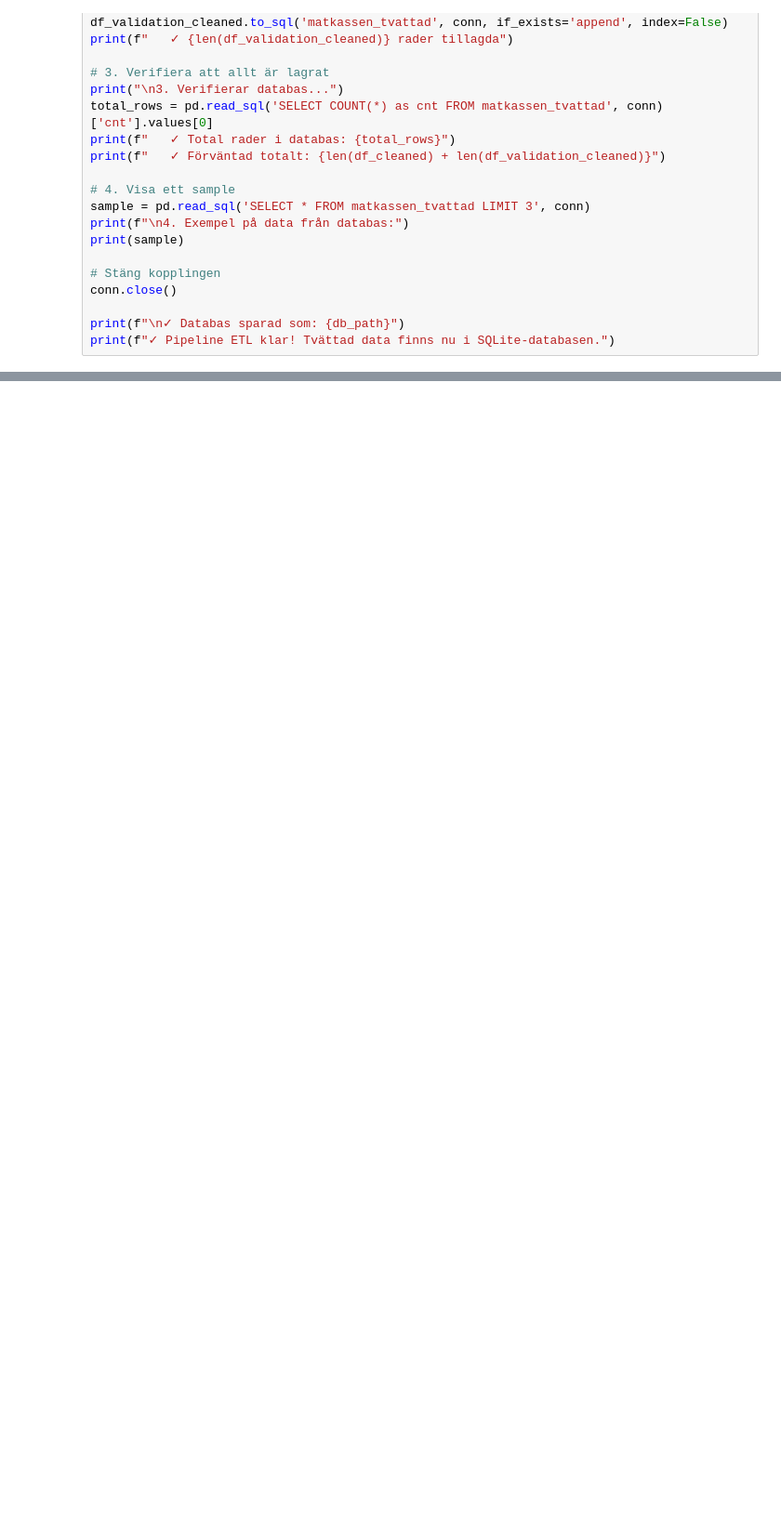
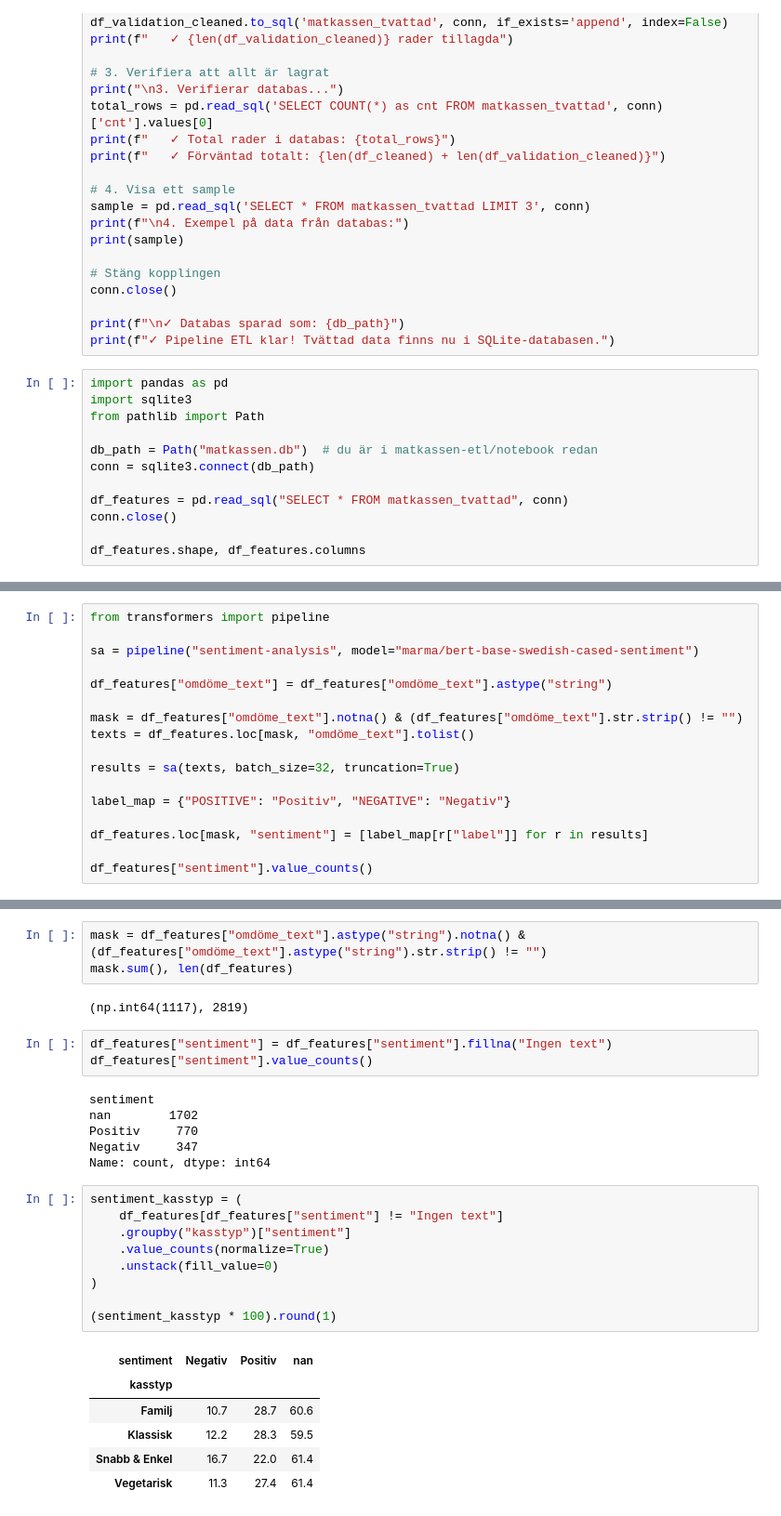
Before and after one commit to agneselner/matkassen-etl-pipeline, a Jupyter notebook: matkassen-etl/notebook/matkassen_tvattad.ipynb, the cells around one changed output, grey strips where cells are left out. Shown at 93% size. Cells and saved outputs as stored; diff of their text form; blank space fills up the shorter version.

Commit message:
Fix ETL pipeline, sentiment analysis and KPI features

```diff
--- a/matkassen-etl/notebook/matkassen_tvattad.ipynb
+++ b/matkassen-etl/notebook/matkassen_tvattad.ipynb
@@ -1742,3 +1677,15 @@ conn.close()
 
 print(f"\n✓ Databas sparad som: {db_path}")
 print(f"✓ Pipeline ETL klar! Tvättad data finns nu i SQLite-databasen.")
+# %%
+import pandas as pd
+import sqlite3
+from pathlib import Path
+
+db_path = Path("matkassen.db")  # du är i matkassen-etl/notebook redan
+conn = sqlite3.connect(db_path)
+
+df_features = pd.read_sql("SELECT * FROM matkassen_tvattad", conn)
+conn.close()
+
+df_features.shape, df_features.columns
@@ -1744,0 +1724,17 @@ print(f"✓ Pipeline ETL klar! Tvättad data finns nu i SQLite-databasen.")
+# %%
+from transformers import pipeline
+
+sa = pipeline("sentiment-analysis", model="marma/bert-base-swedish-cased-sentiment")
+
+df_features["omdöme_text"] = df_features["omdöme_text"].astype("string")
+
+mask = df_features["omdöme_text"].notna() & (df_features["omdöme_text"].str.strip() != "")
+texts = df_features.loc[mask, "omdöme_text"].tolist()
+
+results = sa(texts, batch_size=32, truncation=True)
+
+label_map = {"POSITIVE": "Positiv", "NEGATIVE": "Negativ"}
+
+df_features.loc[mask, "sentiment"] = [label_map[r["label"]] for r in results]
+
+df_features["sentiment"].value_counts()
@@ -1744,0 +1767,30 @@ print(f"✓ Pipeline ETL klar! Tvättad data finns nu i SQLite-databasen.")
+# %%
+mask = df_features["omdöme_text"].astype("string").notna() & (df_features["omdöme_text"].astype("string").str.strip() != "")
+mask.sum(), len(df_features)
+# %% [output]
+(np.int64(1117), 2819)
+# %%
+df_features["sentiment"] = df_features["sentiment"].fillna("Ingen text")
+df_features["sentiment"].value_counts()
+# %% [output]
+sentiment
+nan        1702
+Positiv     770
+Negativ     347
+Name: count, dtype: int64
+# %%
+sentiment_kasstyp = (
+    df_features[df_features["sentiment"] != "Ingen text"]
+    .groupby("kasstyp")["sentiment"]
+    .value_counts(normalize=True)
+    .unstack(fill_value=0)
+)
+
+(sentiment_kasstyp * 100).round(1)
+# %% [output]
+| sentiment | Negativ | Positiv | nan |
+| kasstyp |  |  |  |
+| Familj | 10.7 | 28.7 | 60.6 |
+| Klassisk | 12.2 | 28.3 | 59.5 |
+| Snabb & Enkel | 16.7 | 22.0 | 61.4 |
+| Vegetarisk | 11.3 | 27.4 | 61.4 |
```
Also changed, not shown: parts of 63 cells of this notebook, 2 other files.
